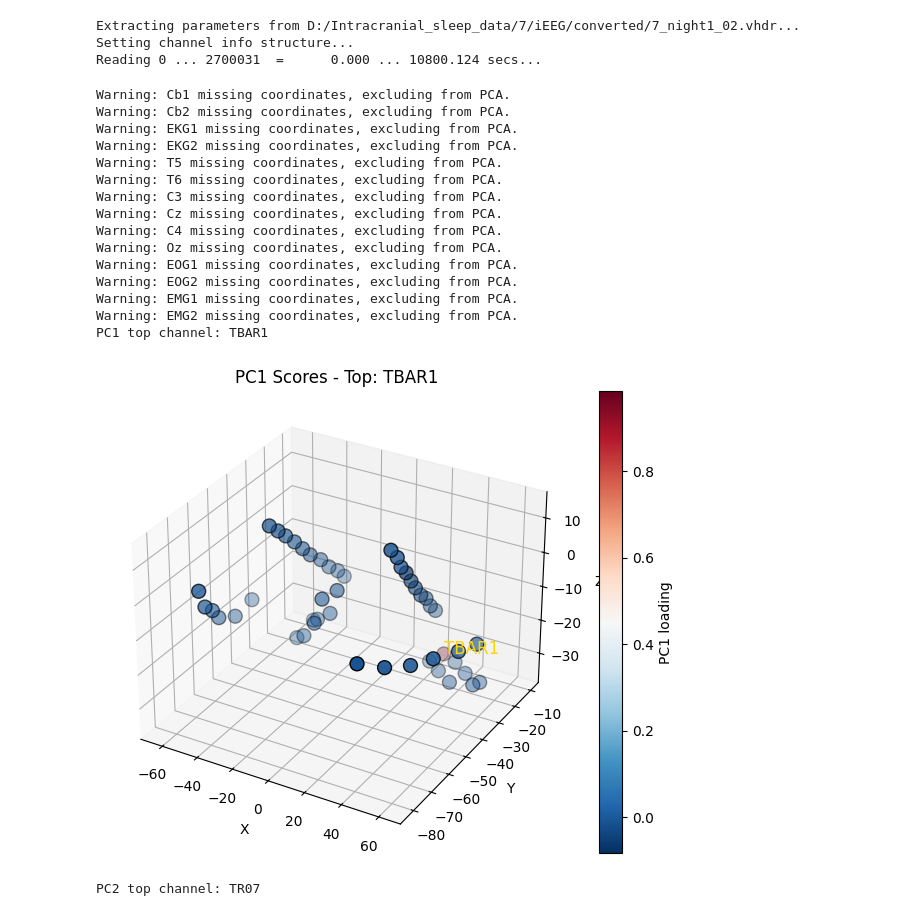
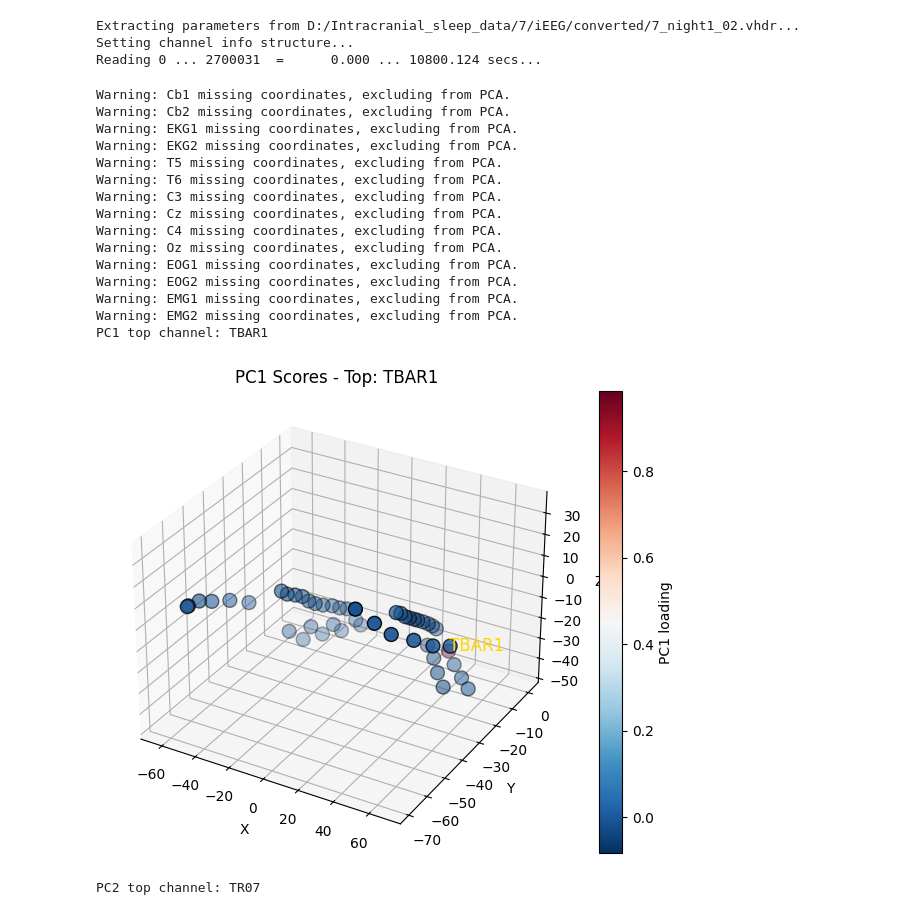
Before and after one commit to AbdelRayan/Human_SleepSCoring, a Jupyter notebook: Tim/channel_PCA.ipynb, the cells around one changed output. Cells and saved outputs as stored; diff of their text form; code cells hidden in the pictures.

```diff
--- a/Tim/channel_PCA.ipynb
+++ b/Tim/channel_PCA.ipynb
@@ -71,22 +81,22 @@ TR10,28.8575872083,-49.6983862476,13.8713226304,3.0,0.0,0.0,1.0
 """
 # %%
 # band options are: beta, gamma, delta, theta, sigma, total and noise
-df_features = P.channel_pca_multiband(raw, raw_pos, bands='delta')
+df_features = P.channel_pca_multiband(raw, raw_pos)
 # %% [output]
 Warning: Cb1 missing coordinates, excluding from PCA.
 Warning: Cb2 missing coordinates, excluding from PCA.
 Warning: EKG1 missing coordinates, excluding from PCA.
 Warning: EKG2 missing coordinates, excluding from PCA.
 Warning: T5 missing coordinates, excluding from PCA.
 Warning: T6 missing coordinates, excluding from PCA.
 Warning: C3 missing coordinates, excluding from PCA.
 Warning: Cz missing coordinates, excluding from PCA.
 Warning: C4 missing coordinates, excluding from PCA.
 Warning: Oz missing coordinates, excluding from PCA.
 Warning: EOG1 missing coordinates, excluding from PCA.
 Warning: EOG2 missing coordinates, excluding from PCA.
 Warning: EMG1 missing coordinates, excluding from PCA.
 Warning: EMG2 missing coordinates, excluding from PCA.
 PC1 top channel: TBAR1
-[figure, old version]
+[figure, new version]
 PC2 top channel: TR07
```
Also changed, not shown: parts of 4 cells of this notebook, 2 other files.
